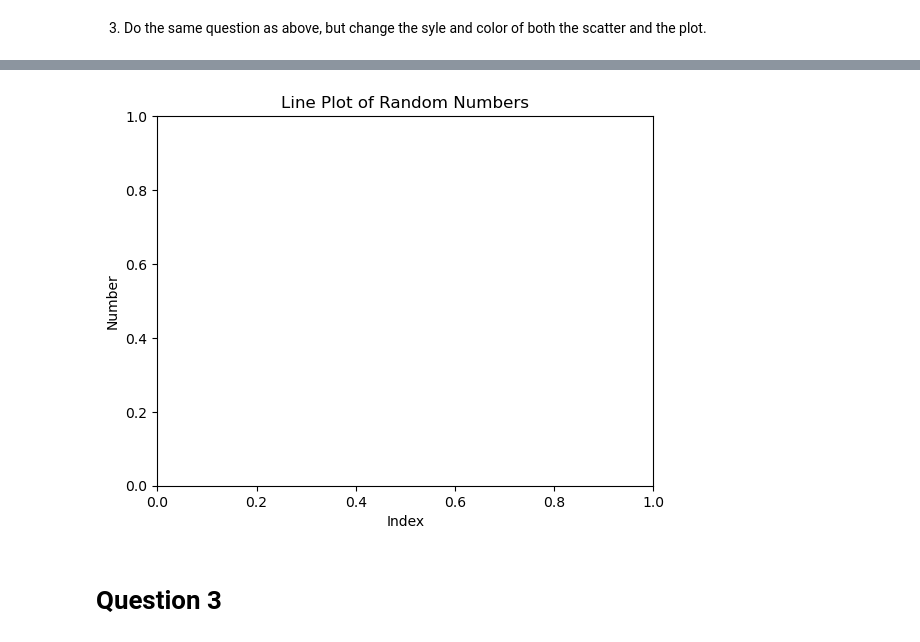
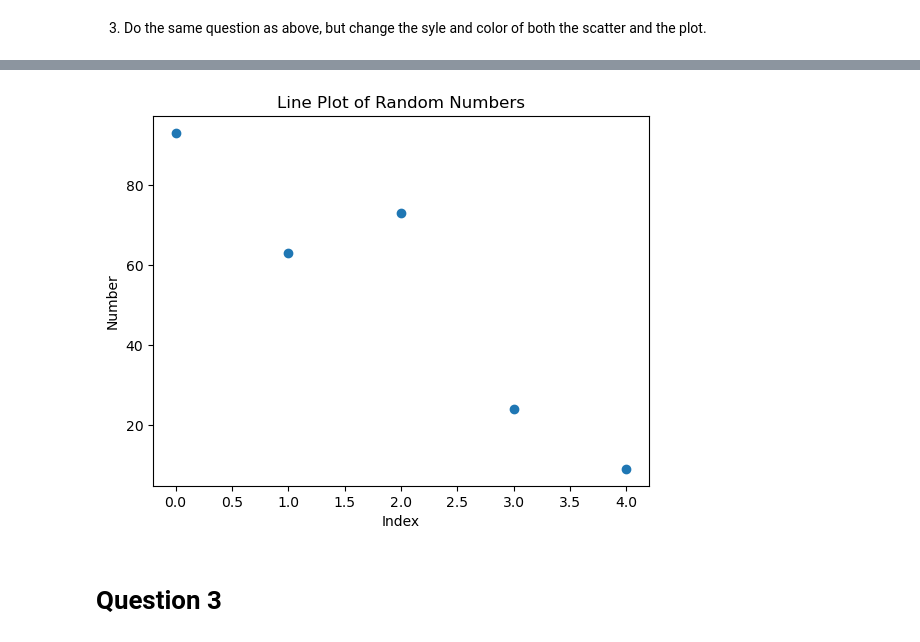
Before and after one commit to Tezzyray/materials-pyplot, a Jupyter notebook: pyplot.ipynb, the cells around one changed output, grey strips where cells are left out. Saved outputs shown, nothing was run; the diff lists cells and outputs as text; code cells hidden in the pictures.

```diff
--- a/pyplot.ipynb
+++ b/pyplot.ipynb
@@ -79,13 +78,18 @@ plt.plot(range(len(numbers)), numbers)
 # %%
 # Add a title and labels to the axes
+# Generate a sequence of 5 random numbers
+numbers = [random.randint(1, 100) for _ in range(5)]
+
+# Create a scatter plot
+plt.scatter(range(len(numbers)), numbers)
 plt.title('Line Plot of Random Numbers')
 plt.xlabel('Index')
 plt.ylabel('Number')
 
 # Show the plots
 plt.show()
 # %% [output]
-[figure, old version]
+[figure, new version]
 # %% [markdown]
 # Question 3
 # %% [markdown]
```
Also changed, not shown: parts of 3 cells of this notebook.
